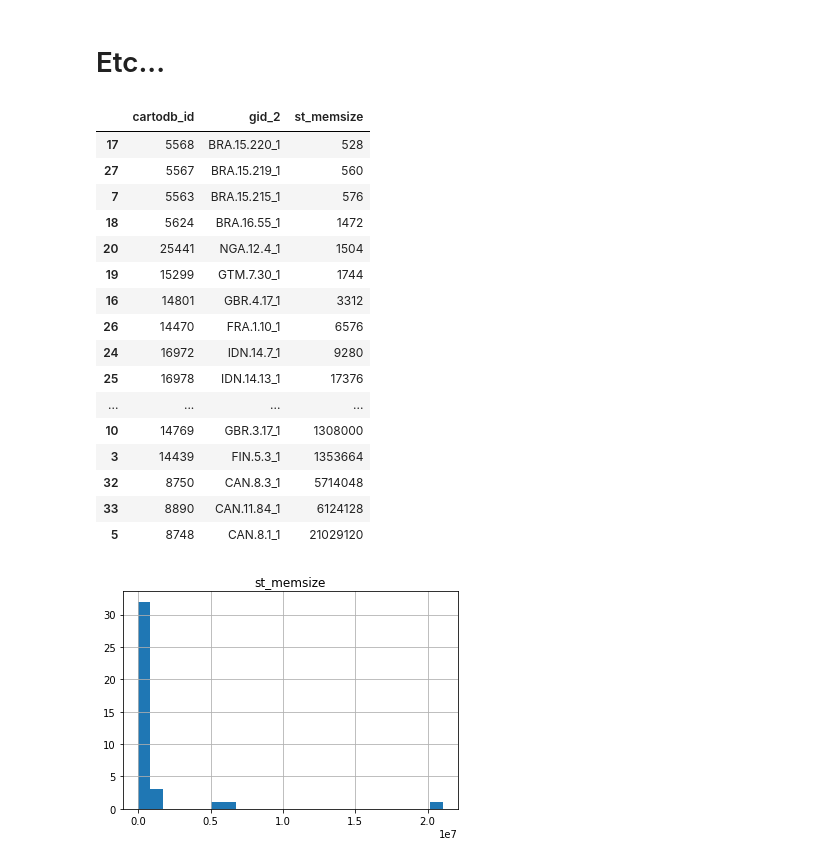
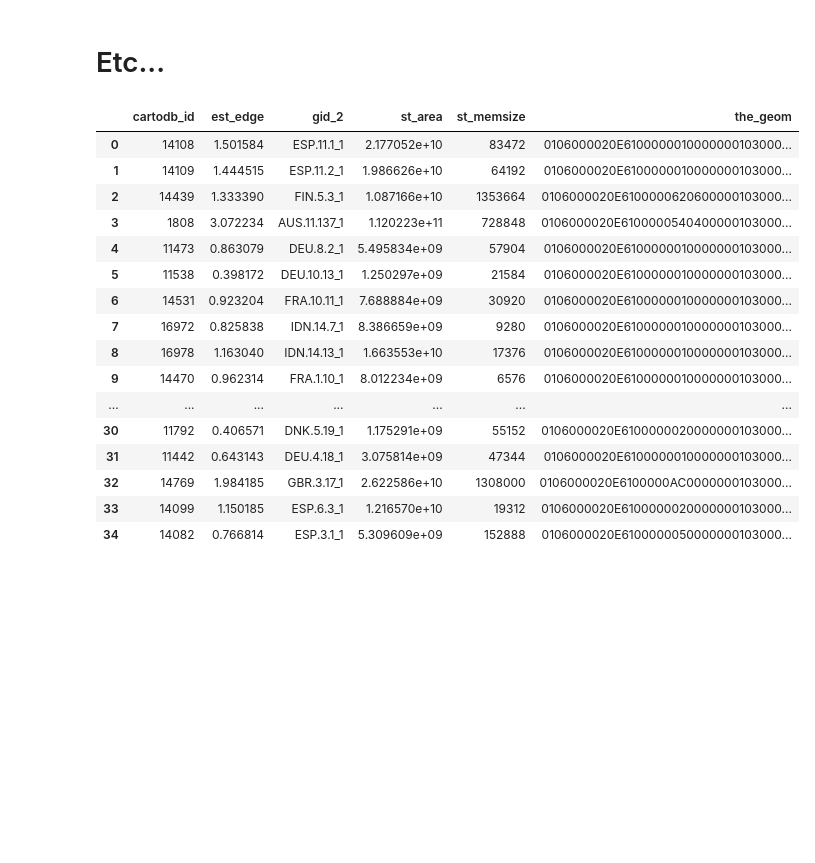
Before and after one commit to fgassert/eeNotebooks, a Jupyter notebook: notebooks/postgis test.ipynb, the cells around one changed output. Saved outputs shown, nothing was run; the diff lists cells and outputs as text; code cells hidden in the pictures; blank space fills up the shorter version.

```diff
--- a/notebooks/postgis test.ipynb
+++ b/notebooks/postgis test.ipynb
@@ -254,8 +292,7 @@ for rows in test_geoms:
 # Etc...
 # %%
 gadm_table3 = 'gadm36_adm2'
-query = """
-select cartodb_id, gid_2, ST_MEMSIZE(the_geom) from {} where gid_2 in ('AUS.11.137_1',
+worst_case_ids = ['AUS.11.137_1',
  'BEL.3.3_1',
  'BRA.15.215_1',
  'BRA.15.219_1',
@@ -266,53 +303,58 @@ select cartodb_id, gid_2, ST_MEMSIZE(the_geom) from {} where gid_2 in ('AUS.11.1
  'CAN.11.84_1',
  'DEU.4.18_1',
  'DEU.8.1_1',
  'DEU.8.2_1',
  'DEU.10.13_1',
  'DEU.10.21_1',
  'DEU.10.27_1',
  'DEU.10.43_1',
  'DEU.14.11_1',
  'DNK.2.3_1',
  'DNK.3.3_1',
  'DNK.3.4_1',
  'DNK.5.19_1',
  'ESP.3.1_1',
  'ESP.6.3_1',
  'ESP.11.1_1',
  'ESP.11.2_1',
  'ESP.14.2_1',
  'FIN.2.1_1',
  'FIN.5.3_1',
  'FRA.1.10_1',
  'FRA.10.11_1',
  'GBR.1.22_1',
  'GBR.3.4_1',
  'GBR.3.17_1',
  'GBR.4.17_1',
  'GTM.7.30_1',
  'IDN.14.7_1',
  'IDN.14.13_1',
- 'NGA.12.4_1')
-""".format(gadm_table3)
-df=pd.DataFrame(sendSql(query)['rows'])
-df.hist('st_memsize', bins=25)
-df.sort_values('st_memsize')
+ 'NGA.12.4_1']
+query = """
+select
+    cartodb_id, gid_2, the_geom,
+    ST_MEMSIZE(the_geom),
+    ST_AREA(the_geom::geography),
+    SQRT(ST_AREA(the_geom::geometry)) as est_edge
+from {} where gid_2 in ({})
+""".format(gadm_table2, ','.join(["'{}'".format(i) for i in worst_case_ids]))
+worst_df=pd.DataFrame(sendSql(query)['rows'])
+worst_df
 # %% [output]
-|  | cartodb_id | gid_2 | st_memsize |
-| 17 | 5568 | BRA.15.220_1 | 528 |
-| 27 | 5567 | BRA.15.219_1 | 560 |
-| 7 | 5563 | BRA.15.215_1 | 576 |
-| 18 | 5624 | BRA.16.55_1 | 1472 |
-| 20 | 25441 | NGA.12.4_1 | 1504 |
-| 19 | 15299 | GTM.7.30_1 | 1744 |
-| 16 | 14801 | GBR.4.17_1 | 3312 |
-| 26 | 14470 | FRA.1.10_1 | 6576 |
-| 24 | 16972 | IDN.14.7_1 | 9280 |
-| 25 | 16978 | IDN.14.13_1 | 17376 |
-| ... | ... | ... | ... |
-| 10 | 14769 | GBR.3.17_1 | 1308000 |
-| 3 | 14439 | FIN.5.3_1 | 1353664 |
-| 32 | 8750 | CAN.8.3_1 | 5714048 |
-| 33 | 8890 | CAN.11.84_1 | 6124128 |
-| 5 | 8748 | CAN.8.1_1 | 21029120 |
+|  | cartodb_id | est_edge | gid_2 | st_area | st_memsize | the_geom |
+| 0 | 14108 | 1.501584 | ESP.11.1_1 | 2.177052e+10 | 83472 | 0106000020E6100000010000000103000... |
+| 1 | 14109 | 1.444515 | ESP.11.2_1 | 1.986626e+10 | 64192 | 0106000020E6100000010000000103000... |
+| 2 | 14439 | 1.333390 | FIN.5.3_1 | 1.087166e+10 | 1353664 | 0106000020E6100000620600000103000... |
+| 3 | 1808 | 3.072234 | AUS.11.137_1 | 1.120223e+11 | 728848 | 0106000020E6100000540400000103000... |
+| 4 | 11473 | 0.863079 | DEU.8.2_1 | 5.495834e+09 | 57904 | 0106000020E6100000010000000103000... |
+| 5 | 11538 | 0.398172 | DEU.10.13_1 | 1.250297e+09 | 21584 | 0106000020E6100000010000000103000... |
+| 6 | 14531 | 0.923204 | FRA.10.11_1 | 7.688884e+09 | 30920 | 0106000020E6100000010000000103000... |
+| 7 | 16972 | 0.825838 | IDN.14.7_1 | 8.386659e+09 | 9280 | 0106000020E6100000010000000103000... |
+| 8 | 16978 | 1.163040 | IDN.14.13_1 | 1.663553e+10 | 17376 | 0106000020E6100000010000000103000... |
+| 9 | 14470 | 0.962314 | FRA.1.10_1 | 8.012234e+09 | 6576 | 0106000020E6100000010000000103000... |
+| ... | ... | ... | ... | ... | ... | ... |
+| 30 | 11792 | 0.406571 | DNK.5.19_1 | 1.175291e+09 | 55152 | 0106000020E6100000020000000103000... |
+| 31 | 11442 | 0.643143 | DEU.4.18_1 | 3.075814e+09 | 47344 | 0106000020E6100000010000000103000... |
+| 32 | 14769 | 1.984185 | GBR.3.17_1 | 2.622586e+10 | 1308000 | 0106000020E6100000AC0000000103000... |
+| 33 | 14099 | 1.150185 | ESP.6.3_1 | 1.216570e+10 | 19312 | 0106000020E6100000020000000103000... |
+| 34 | 14082 | 0.766814 | ESP.3.1_1 | 5.309609e+09 | 152888 | 0106000020E6100000050000000103000... |
-[figure, removed]
```
Also changed, not shown: parts of 12 cells of this notebook, 2 other files.
